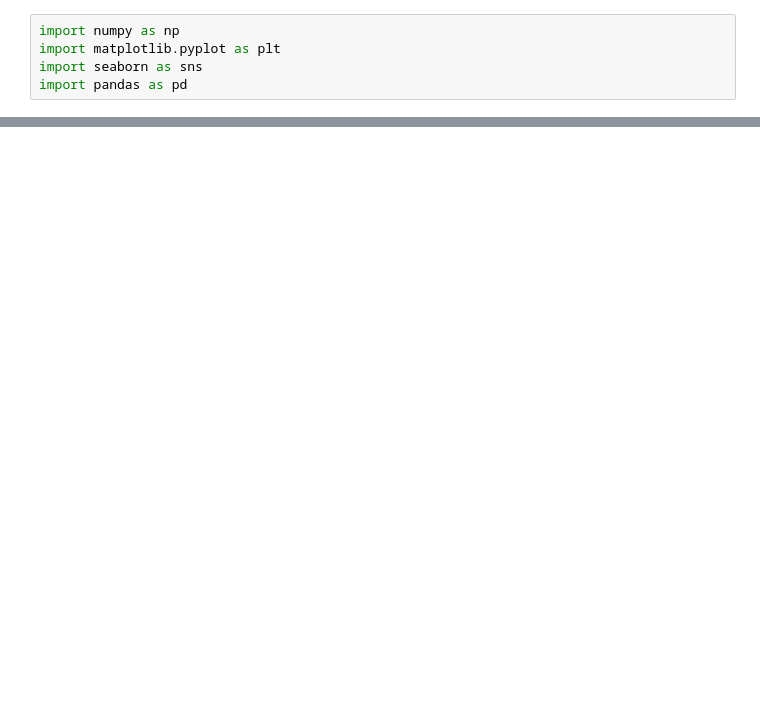
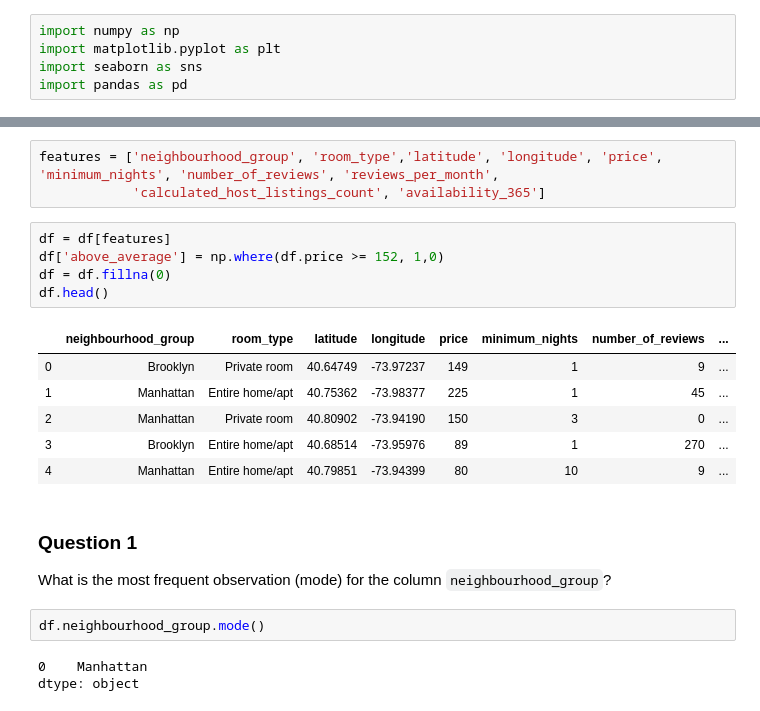
Before and after one commit to kennethmleo/ml-zoomcamp, a Jupyter notebook: Week3/homework3.ipynb, the cells around one changed output, grey strips where cells are left out. Cells and saved outputs as stored; diff of their text form; blank space fills up the shorter version.

````diff
--- a/Week3/homework3.ipynb
+++ b/Week3/homework3.ipynb
@@ -15,0 +27,24 @@ df.head()
+# %%
+features = ['neighbourhood_group', 'room_type','latitude', 'longitude', 'price', 'minimum_nights', 'number_of_reviews', 'reviews_per_month',
+            'calculated_host_listings_count', 'availability_365']
+# %%
+df = df[features]
+df['above_average'] = np.where(df.price >= 152, 1,0)
+df = df.fillna(0)
+df.head()
+# %% [output]
+|  | neighbourhood_group | room_type | latitude | longitude | price | minimum_nights | number_of_reviews | ... |
+| 0 | Brooklyn | Private room | 40.64749 | -73.97237 | 149 | 1 | 9 | ... |
+| 1 | Manhattan | Entire home/apt | 40.75362 | -73.98377 | 225 | 1 | 45 | ... |
+| 2 | Manhattan | Private room | 40.80902 | -73.94190 | 150 | 3 | 0 | ... |
+| 3 | Brooklyn | Entire home/apt | 40.68514 | -73.95976 | 89 | 1 | 270 | ... |
+| 4 | Manhattan | Entire home/apt | 40.79851 | -73.94399 | 80 | 10 | 9 | ... |
+# %% [markdown]
+### Question 1
+
+What is the most frequent observation (mode) for the column ```neighbourhood_group```?
+# %%
+df.neighbourhood_group.mode()
+# %% [output]
+0    Manhattan
+dtype: object
````
Also changed, not shown: parts of 39 cells of this notebook, 1 other file.
